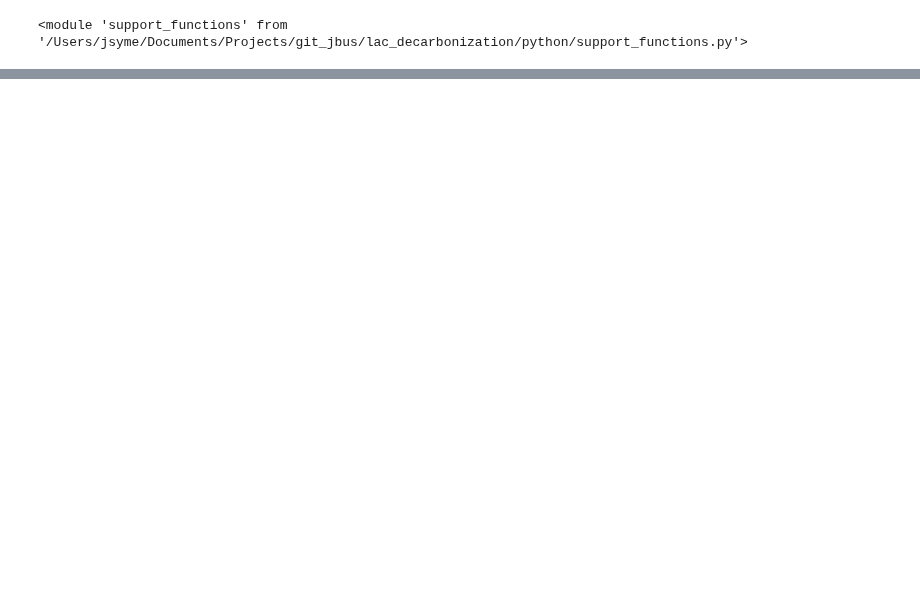
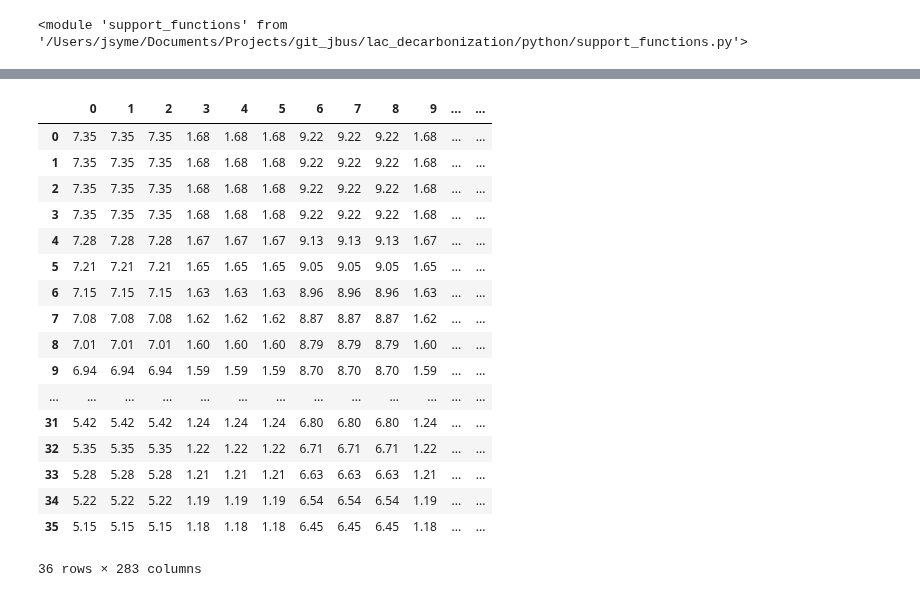
Before and after one commit to jarojasag/lac_decarbonization, a Jupyter notebook: python/build_fake_markov_for_testing.ipynb, the cells around one changed output, grey strips where cells are left out. Cells and saved outputs as stored; diff of their text form; code cells hidden in the pictures; blank space fills up the shorter version.

```diff
--- a/python/build_fake_markov_for_testing.ipynb
+++ b/python/build_fake_markov_for_testing.ipynb
@@ -55,0 +80,24 @@ df_mkw_out2.to_csv(os.path.join(sa.dir_out, "fake_data_afolu.csv"), index = None
+# %%
+df_mkw_out = pd.read_csv(os.path.join(sa.dir_out, "tmp_afolu_vars_with_mcmc.csv"))
+df_mkw_out2 = df_mkw_out[[str(x) for x in range(36)]].transpose()#.reset_index(drop = True)
+# %%
+df_mkw_out2
+# %% [output]
+|  | 0 | 1 | 2 | 3 | 4 | 5 | 6 | 7 | 8 | 9 | ... | ... |
+| 0 | 7.35 | 7.35 | 7.35 | 1.68 | 1.68 | 1.68 | 9.22 | 9.22 | 9.22 | 1.68 | ... | ... |
+| 1 | 7.35 | 7.35 | 7.35 | 1.68 | 1.68 | 1.68 | 9.22 | 9.22 | 9.22 | 1.68 | ... | ... |
+| 2 | 7.35 | 7.35 | 7.35 | 1.68 | 1.68 | 1.68 | 9.22 | 9.22 | 9.22 | 1.68 | ... | ... |
+| 3 | 7.35 | 7.35 | 7.35 | 1.68 | 1.68 | 1.68 | 9.22 | 9.22 | 9.22 | 1.68 | ... | ... |
+| 4 | 7.28 | 7.28 | 7.28 | 1.67 | 1.67 | 1.67 | 9.13 | 9.13 | 9.13 | 1.67 | ... | ... |
+| 5 | 7.21 | 7.21 | 7.21 | 1.65 | 1.65 | 1.65 | 9.05 | 9.05 | 9.05 | 1.65 | ... | ... |
+| 6 | 7.15 | 7.15 | 7.15 | 1.63 | 1.63 | 1.63 | 8.96 | 8.96 | 8.96 | 1.63 | ... | ... |
+| 7 | 7.08 | 7.08 | 7.08 | 1.62 | 1.62 | 1.62 | 8.87 | 8.87 | 8.87 | 1.62 | ... | ... |
+| 8 | 7.01 | 7.01 | 7.01 | 1.60 | 1.60 | 1.60 | 8.79 | 8.79 | 8.79 | 1.60 | ... | ... |
+| 9 | 6.94 | 6.94 | 6.94 | 1.59 | 1.59 | 1.59 | 8.70 | 8.70 | 8.70 | 1.59 | ... | ... |
+| ... | ... | ... | ... | ... | ... | ... | ... | ... | ... | ... | ... | ... |
+| 31 | 5.42 | 5.42 | 5.42 | 1.24 | 1.24 | 1.24 | 6.80 | 6.80 | 6.80 | 1.24 | ... | ... |
+| 32 | 5.35 | 5.35 | 5.35 | 1.22 | 1.22 | 1.22 | 6.71 | 6.71 | 6.71 | 1.22 | ... | ... |
+| 33 | 5.28 | 5.28 | 5.28 | 1.21 | 1.21 | 1.21 | 6.63 | 6.63 | 6.63 | 1.21 | ... | ... |
+| 34 | 5.22 | 5.22 | 5.22 | 1.19 | 1.19 | 1.19 | 6.54 | 6.54 | 6.54 | 1.19 | ... | ... |
+| 35 | 5.15 | 5.15 | 5.15 | 1.18 | 1.18 | 1.18 | 6.45 | 6.45 | 6.45 | 1.18 | ... | ... |
+36 rows × 283 columns
```
Also changed, not shown: parts of 2 cells of this notebook, 45 other files.
